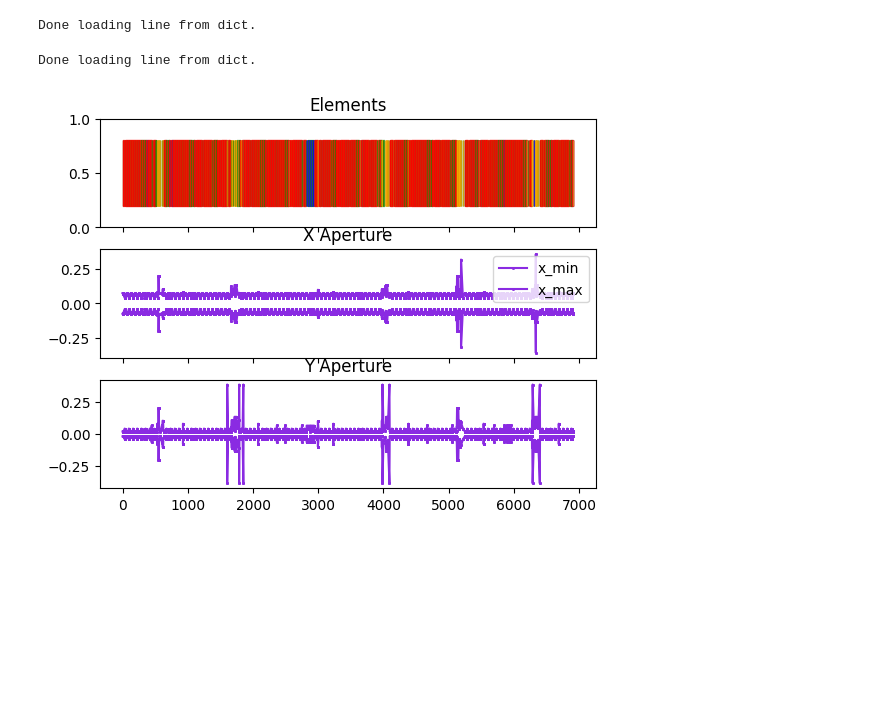
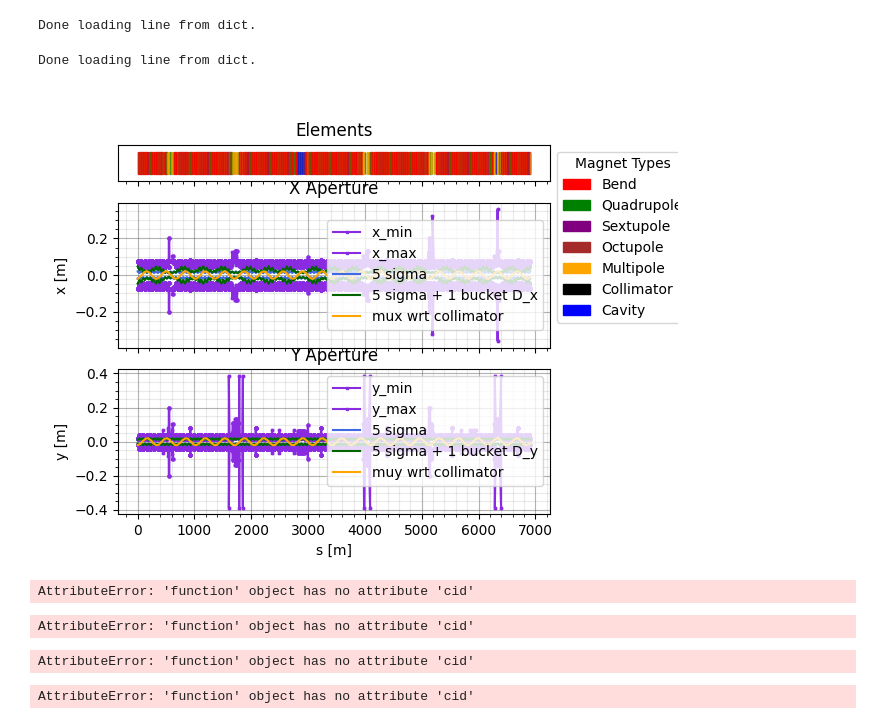
Before and after one commit to lisepauwels/sps_simulations, a Jupyter notebook: aperture_tools/test_interactive_plotter.ipynb, the cells around one changed output. Cells and saved outputs as stored; diff of their text form; code cells hidden in the pictures; blank space fills up the shorter version.

Commit message:
Test interactive plotter in notebook

```diff
--- a/aperture_tools/test_interactive_plotter.ipynb
+++ b/aperture_tools/test_interactive_plotter.ipynb
@@ -12,11 +1,22 @@ import numpy as np
 # %%
+%matplotlib ipympl
+import xtrack as xt
+import ApertureCalculator as ac
+import InteractivePlotter as ip
+
 line = xt.Line.from_json('../injection_lines/injection_thin_approx_ap2.json')
 line_thick = xt.Line.from_json('../injection_lines/injection_thick_approx_ap.json')
+
+plotter = ip.InteractiveAperturePlotter(line, line_thick)
+plotter.plot_5sigma_beam()
+plotter.plot_5sigma_off_momentum()
+plotter.plot_dispersion()
+plotter.show()
 # %% [output]
 Done loading line from dict.
 Done loading line from dict.
+[figure, added]
+AttributeError: 'function' object has no attribute 'cid'
+AttributeError: 'function' object has no attribute 'cid'
+AttributeError: 'function' object has no attribute 'cid'
+AttributeError: 'function' object has no attribute 'cid'
-# %%
-plotter = ip.InteractiveAperturePlotter(line, line_thick)
-plotter.show()
-# %% [output]
-[figure, removed]
```
Also changed, not shown: parts of 1 cell of this notebook.
